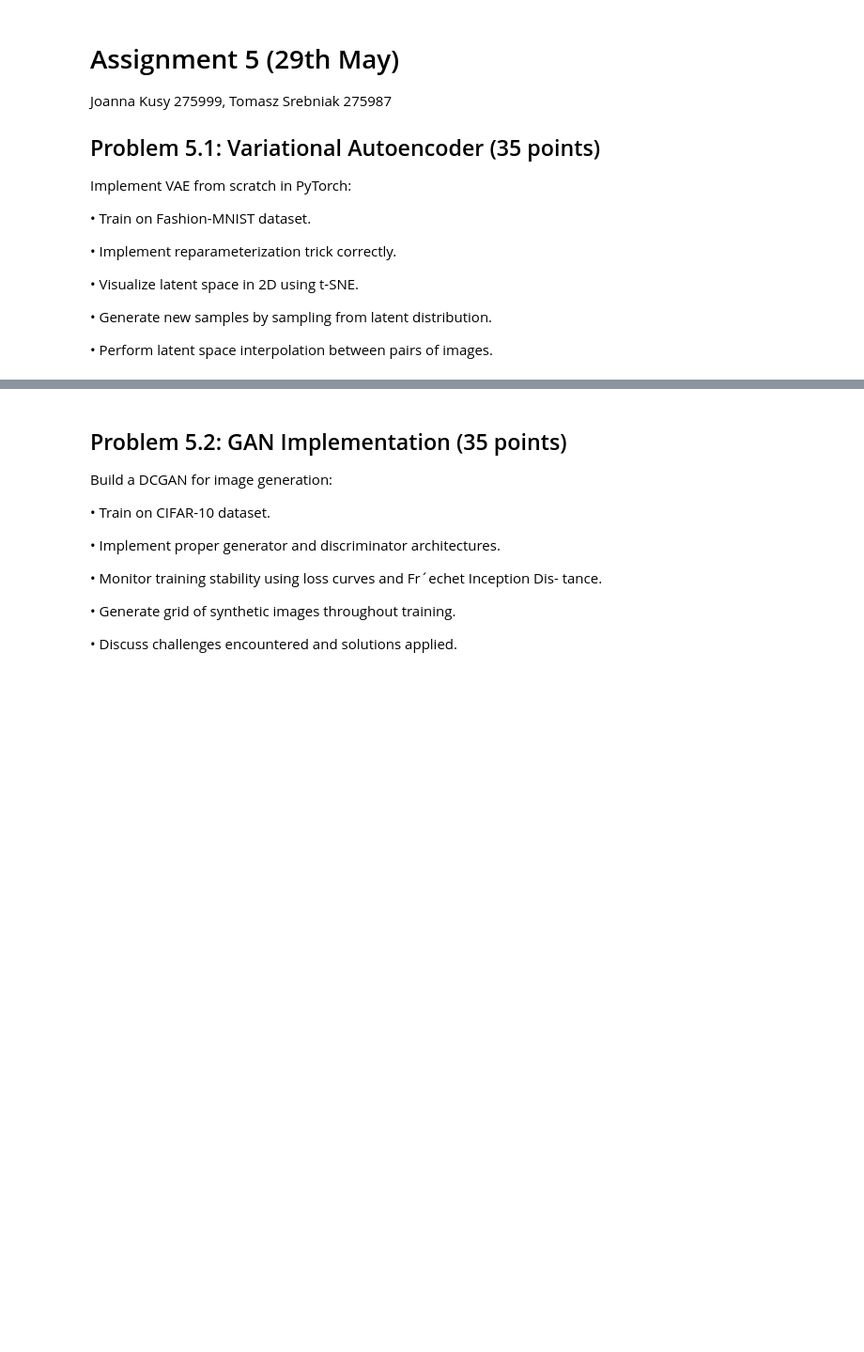
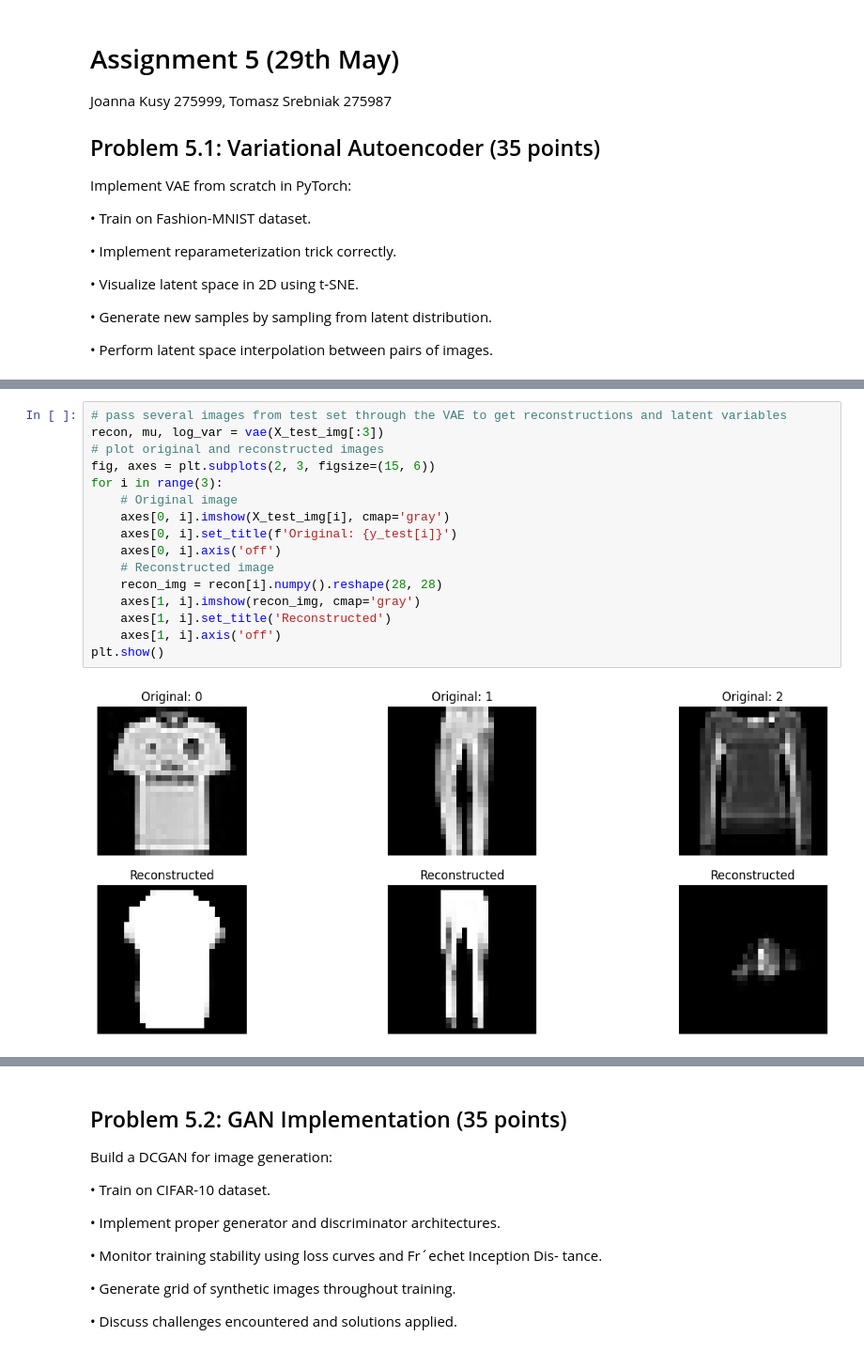
Before and after one commit to tomaszsrebniak/ML_for_data_analytics, a Jupyter notebook: Assignment5/List5.ipynb, the cells around one changed output, grey strips where cells are left out. Shown at 94% size. Cells and saved outputs as stored; diff of their text form; blank space fills up the shorter version.

```diff
--- a/Assignment5/List5.ipynb
+++ b/Assignment5/List5.ipynb
@@ -74,0 +156,18 @@ vae.fit(X_train, epochs=50, batch_size=128, validation_data=(X_test, None))
+# %%
+# pass several images from test set through the VAE to get reconstructions and latent variables
+recon, mu, log_var = vae(X_test_img[:3])
+# plot original and reconstructed images
+fig, axes = plt.subplots(2, 3, figsize=(15, 6))
+for i in range(3):
+    # Original image
+    axes[0, i].imshow(X_test_img[i], cmap='gray')
+    axes[0, i].set_title(f'Original: {y_test[i]}')
+    axes[0, i].axis('off')
+    # Reconstructed image
+    recon_img = recon[i].numpy().reshape(28, 28)
+    axes[1, i].imshow(recon_img, cmap='gray')
+    axes[1, i].set_title('Reconstructed')
+    axes[1, i].axis('off')
+plt.show()
+# %% [output]
+[figure, added]
```
Also changed, not shown: parts of 11 cells of this notebook.
